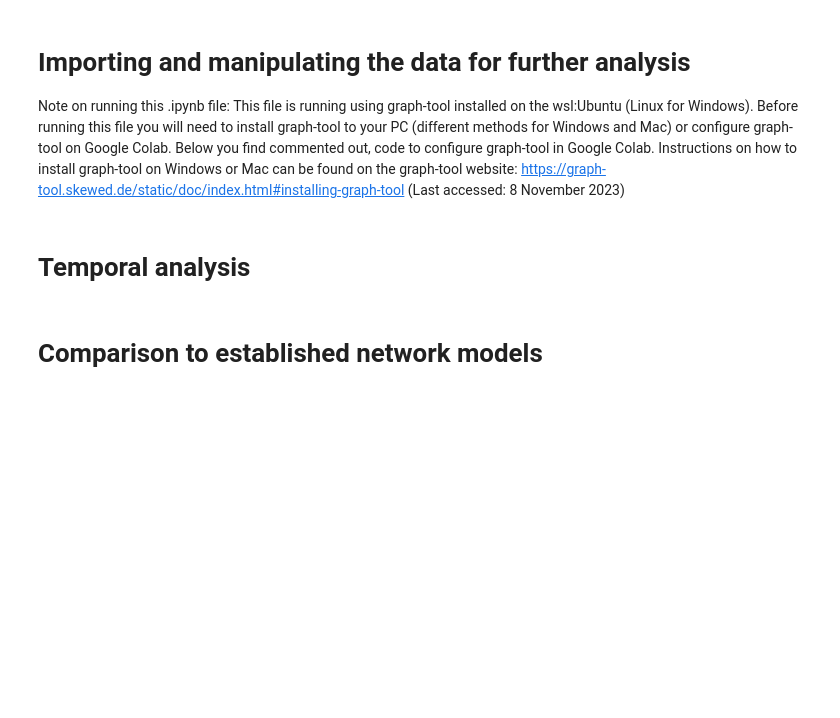
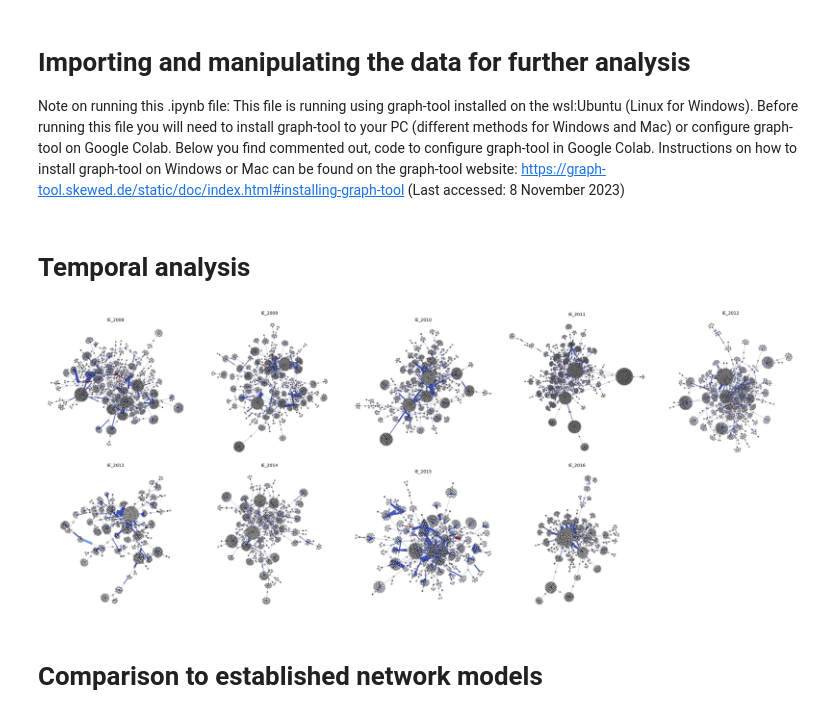
Before and after one commit to kaifoerster/network-analysis-eu-procurement, a Jupyter notebook: assignment 3 (presentation).ipynb, the cells around one changed output. Cells and saved outputs as stored; diff of their text form; code cells hidden in the pictures; blank space fills up the shorter version.

```diff
--- a/assignment 3 (presentation).ipynb
+++ b/assignment 3 (presentation).ipynb
@@ -226,3 +227,7 @@ def draw_weighted_colored_graph(u, edge_color_property_name='edge_color'):
     return drawing_parameters
 # %% [markdown]
 # Temporal analysis
+# %%
+# Ensure the output directory exists
+output_dir = "fdp_layout_temp"
+os.makedirs(output_dir, exist_ok=True)
@@ -229,3 +242,34 @@ def draw_weighted_colored_graph(u, edge_color_property_name='edge_color'):
+# %%
+# Get the list of all saved images
+image_files = sorted([os.path.join(output_dir, f) for f in os.listdir(output_dir) if f.endswith('.png')])
+
+# Calculate the number of rows and columns for the facet wrap
+cols = 5
+rows = int(np.ceil(len(image_files) / float(cols)))
+
+# Create the figure with subplots
+fig, axes = plt.subplots(rows, cols, figsize=(cols * 5, rows * 5))
+
+# Flatten the axes array for easy iteration, in case of a 2D axes array
+axes = axes.flatten()
+
+# Loop through each image file and add it to the subplot
+for i, image_file in enumerate(image_files):
+    img = mpimg.imread(image_file)
+    axes[i].imshow(img)
+    axes[i].axis('off')  # Turn off the axis
+    # Set the title for the subplot using the filename
+    axes[i].set_title(image_file.split('/')[-1].replace('.png', ''), fontsize=10)
+
+# Hide any unused subplots if the number of plots isn't a perfect grid
+for j in range(i + 1, len(axes)):
+    axes[j].axis('off')
+
+# Adjust layout and display
+plt.tight_layout()
+plt.show()
+# %% [output]
+[figure, added]
 # %% [markdown]
 # Comparison to established network models
 # %% [markdown]
```
Also changed, not shown: parts of 3 cells of this notebook.
